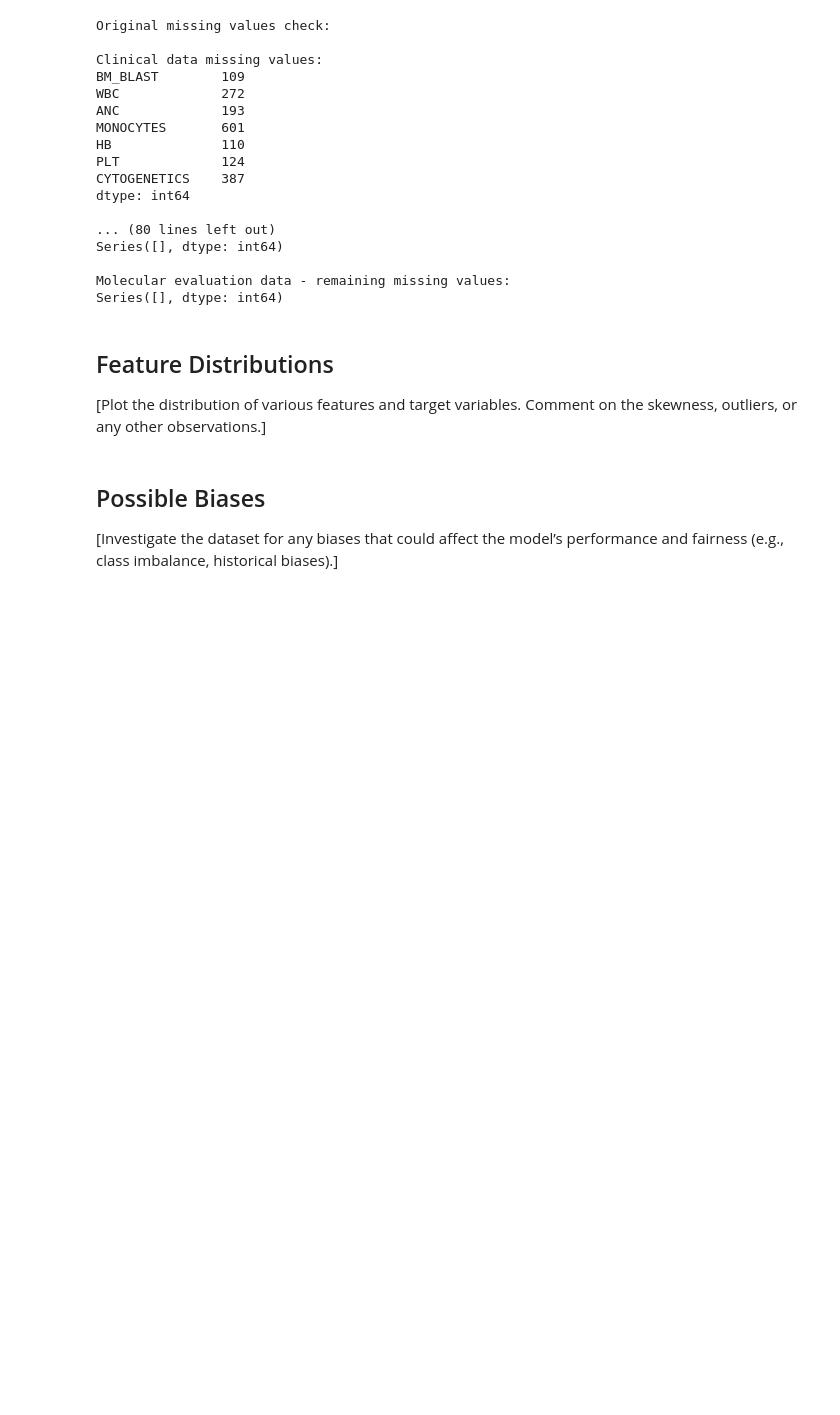
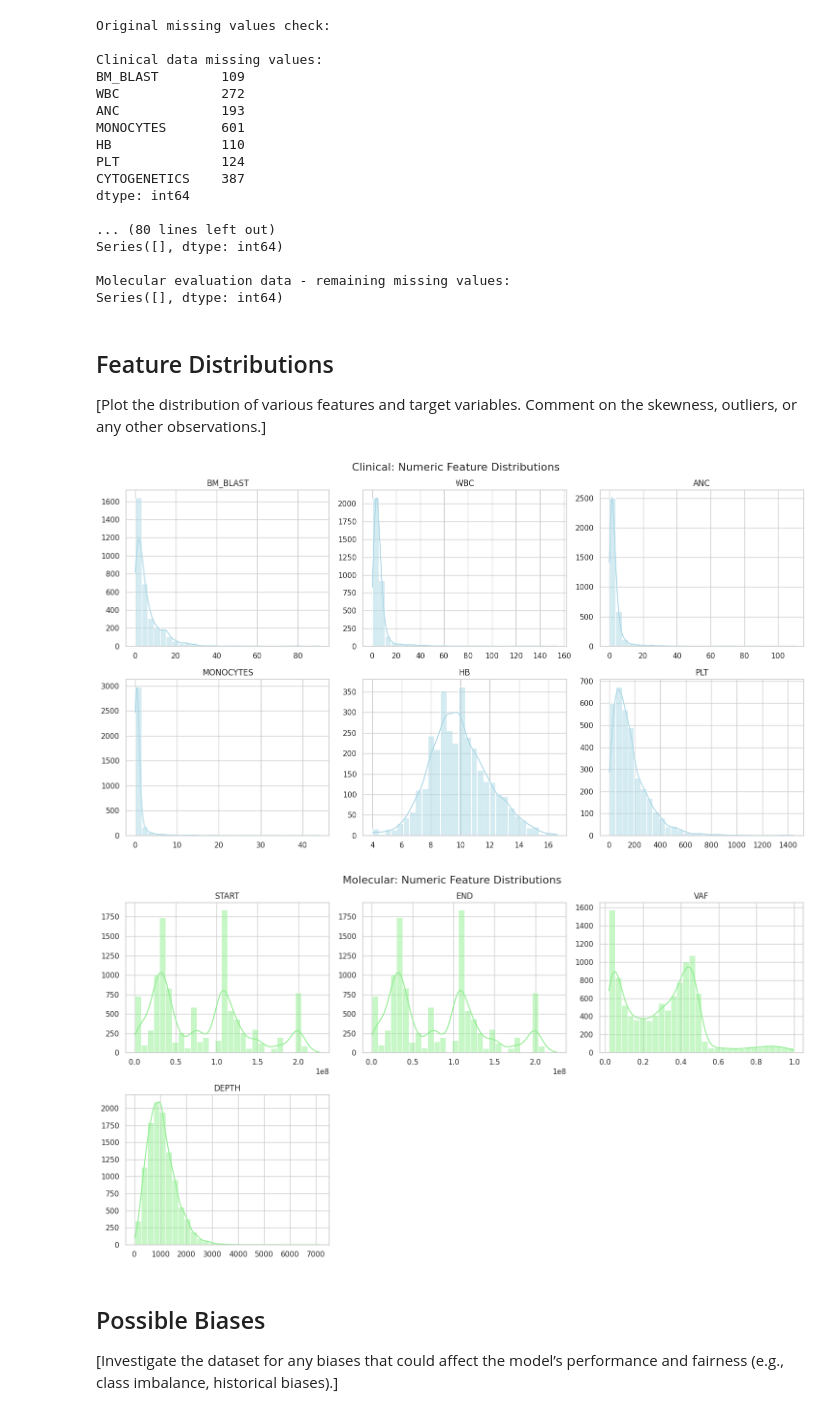
Before and after one commit to kaSae6/PredictLeukemiaSurvival, a Jupyter notebook: 1_DatasetCharacteristics/exploratory_data_analysis_KS.ipynb, the cells around one changed output. Drawn from its saved outputs; the diff is of its cells as text; code cells hidden in the pictures; blank space fills up the shorter version.

Commit message:
added codes to plot the feature distributions, possible biases, and correlation plots

```diff
--- a/1_DatasetCharacteristics/exploratory_data_analysis_KS.ipynb
+++ b/1_DatasetCharacteristics/exploratory_data_analysis_KS.ipynb
@@ -391,3 +387,42 @@ plt.show()
+# %%
+import matplotlib.pyplot as plt
+import seaborn as sns
+import math
+
+# Select numeric columns
+numeric_cols_clinical = clinical_imputed.select_dtypes(include='number').columns
+numeric_cols_molecular = molecular_imputed.select_dtypes(include='number').columns
+
+def plot_histogram_subplots(numeric_cols, data, suptitle, color):
+    # Determine subplot grid size
+    n_cols = 3
+    n_rows = math.ceil(len(numeric_cols) / n_cols)
+
+    # Set style
+    sns.set(style="whitegrid")
+    fig, axes = plt.subplots(n_rows, n_cols, figsize=(n_cols*5, n_rows*4))
+    axes = axes.flatten()
+
+    # Plot histograms
+    for i, col in enumerate(numeric_cols):
+        sns.histplot(data[col], kde=True, bins=30, color=color, ax=axes[i])
+        axes[i].set_title(f'{col}')
+        axes[i].set_xlabel('')
+        axes[i].set_ylabel('')
+
+    # Remove unused axes
+    for j in range(i + 1, len(axes)):
+        fig.delaxes(axes[j])
+
+    plt.tight_layout()
+    plt.suptitle(f'{suptitle}: Numeric Feature Distributions', fontsize=16, y=1.02)
+    plt.show()
+
+plot_histogram_subplots(numeric_cols_clinical, clinical_imputed, 'Clinical', color ='lightblue')
+plot_histogram_subplots(numeric_cols_molecular, molecular_imputed, 'Molecular', color='lightgreen')
+# %% [output]
+[figure, added]
+[figure, added]
 # %% [markdown]
 ## Possible Biases
 
```
Also changed, not shown: parts of 6 cells of this notebook.
